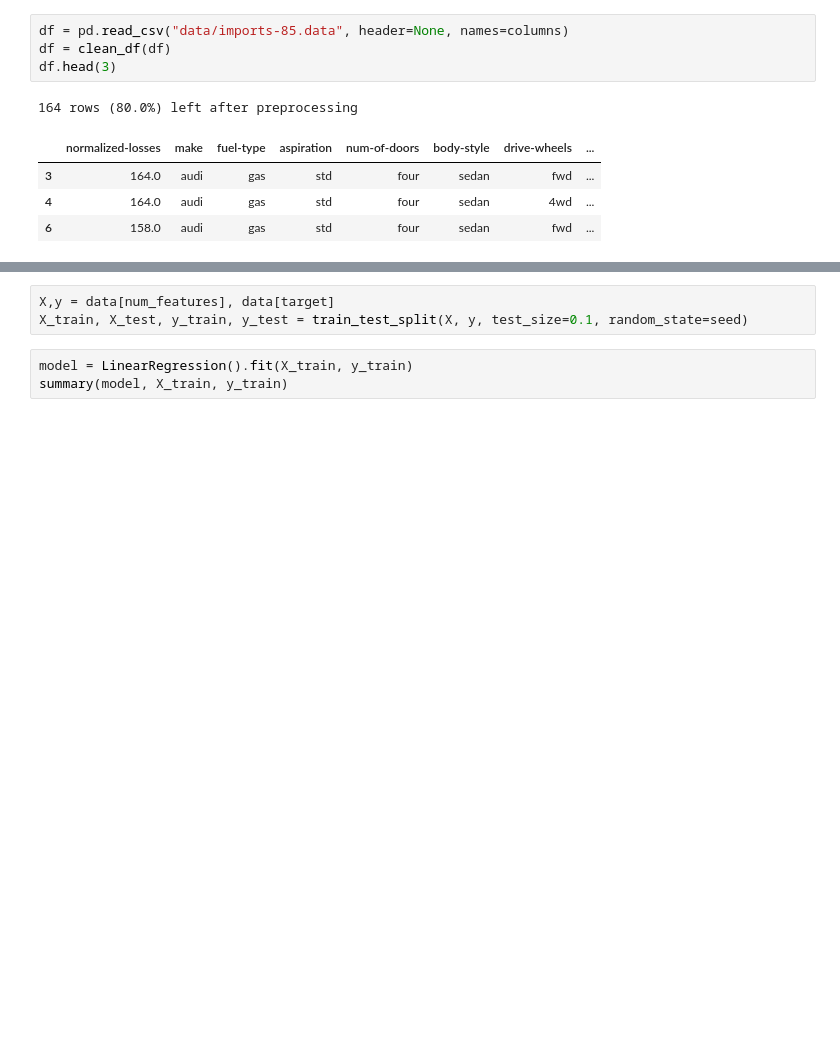
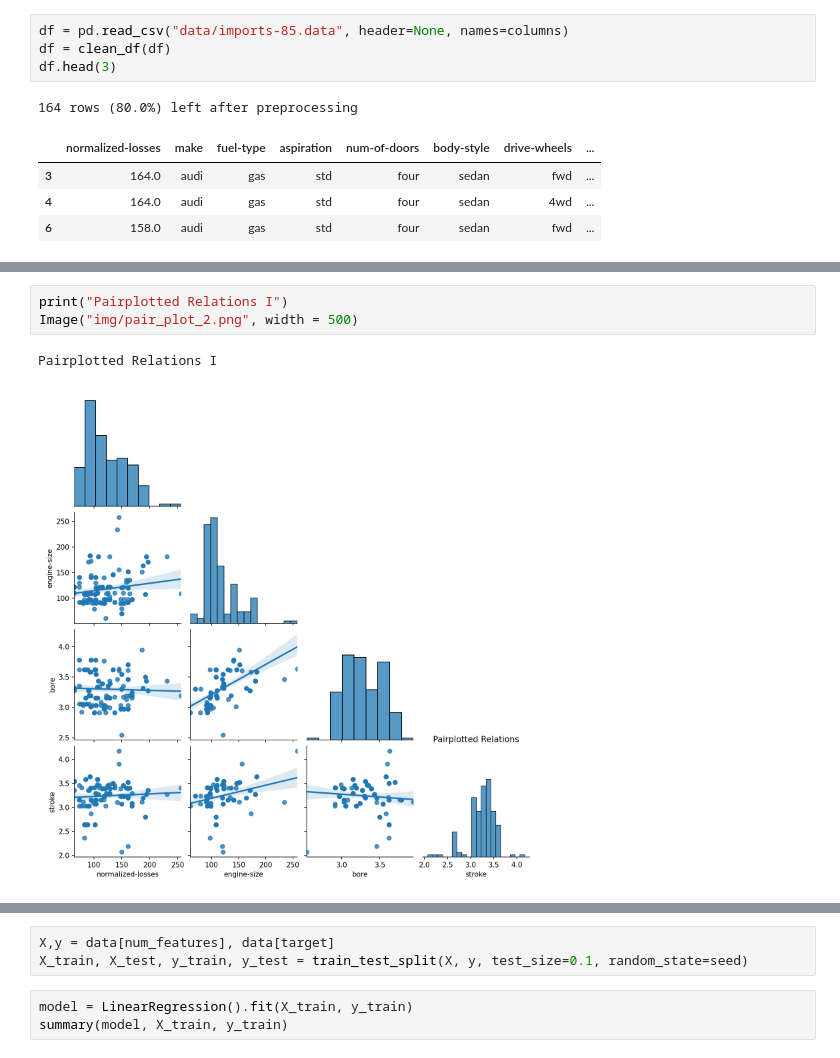
Before and after one commit to sekR4/Automobile, a Jupyter notebook: demo.ipynb, the cells around one changed output, grey strips where cells are left out. Saved outputs shown, nothing was run; the diff lists cells and outputs as text; blank space fills up the shorter version.

```diff
--- a/demo.ipynb
+++ b/demo.ipynb
@@ -58,0 +68,6 @@ for idx, batch in enumerate(create_batches_of_columns(df)):
+# %%
+print("Pairplotted Relations I")
+Image("img/pair_plot_2.png", width = 500)
+# %% [output]
+Pairplotted Relations I
+[figure, added]
```
Also changed, not shown: parts of 65 cells of this notebook, 16 other files.
